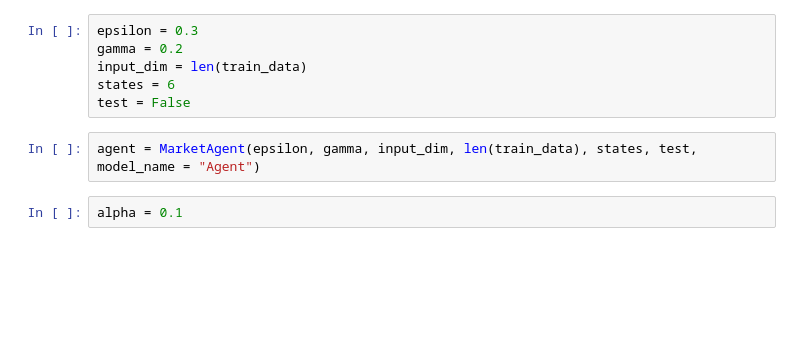
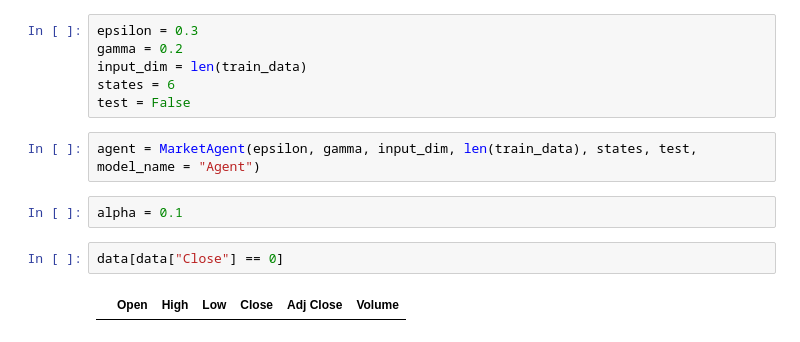
Before and after one commit to GarvitK01/Stock-Prediction-using-Deep-Reinforcement-Learning, a Jupyter notebook: Agent.ipynb, the cells around one changed output. Saved outputs shown, nothing was run; the diff lists cells and outputs as text; blank space fills up the shorter version.

```diff
--- a/Agent.ipynb
+++ b/Agent.ipynb
@@ -79,6 +76,10 @@ test = False
 agent = MarketAgent(epsilon, gamma, input_dim, len(train_data), states, test, model_name = "Agent")
 # %%
 alpha = 0.1
+# %%
+data[data["Close"] == 0]
+# %% [output]
+|  | Open | High | Low | Close | Adj Close | Volume |
 # %%
 agent.play_episode(epsilon, gamma, 0.1, train_data)
 # %% [output]
```
Also changed, not shown: parts of 3 cells of this notebook, 2 other files.
